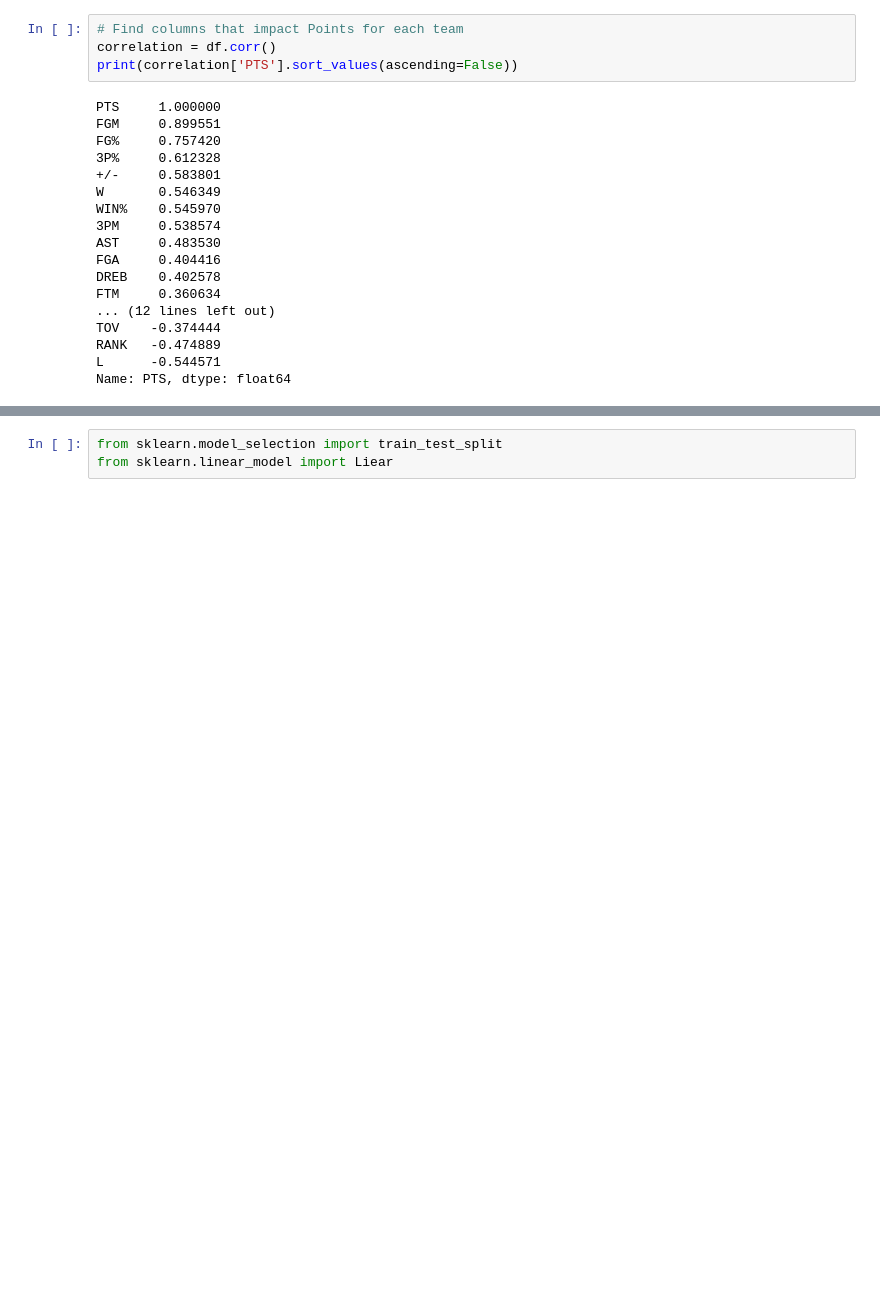
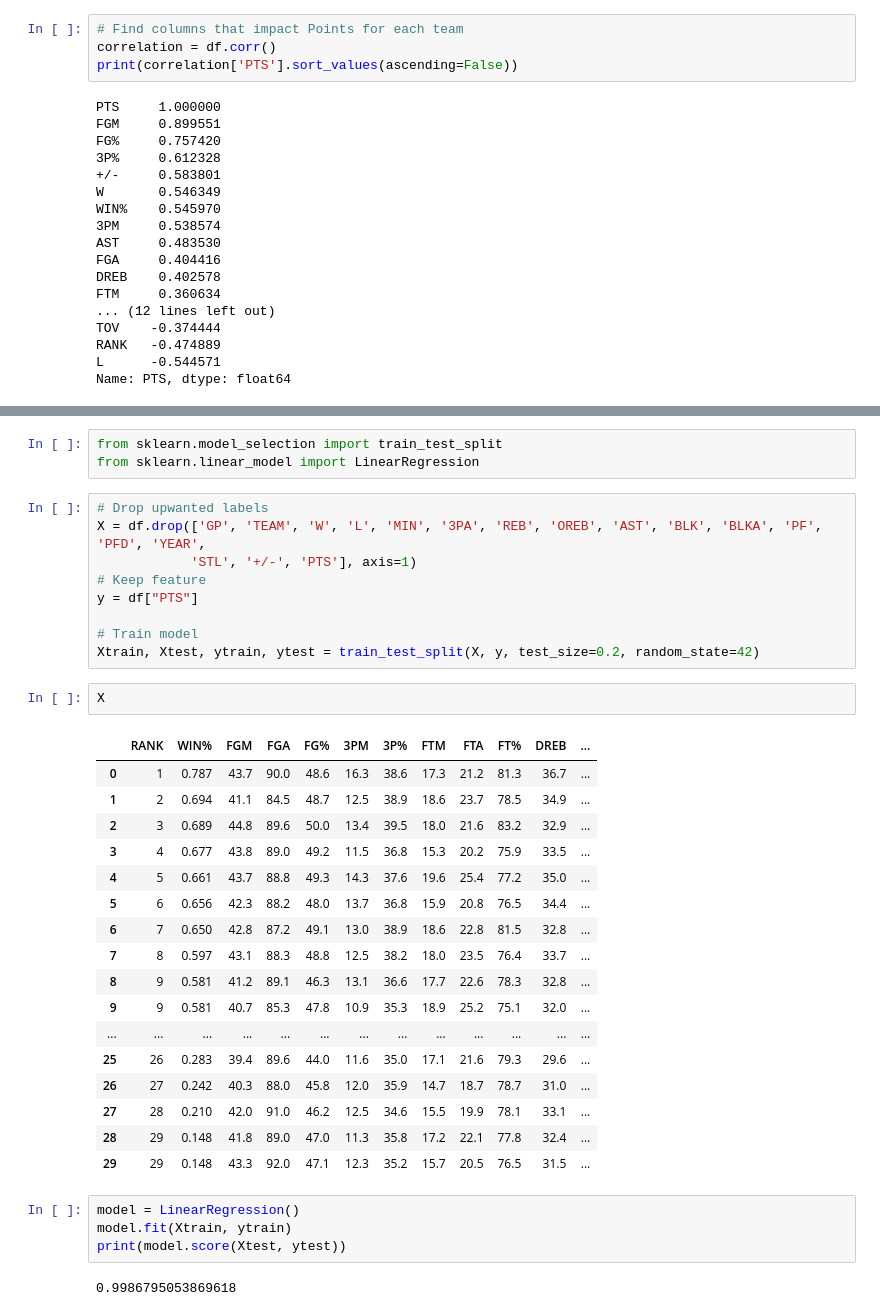
Before and after one commit to VincentGordon-Data-Analyst/nba-web-scraping-project, a Jupyter notebook: nba-team-stats.ipynb, the cells around one changed output, grey strips where cells are left out. Saved outputs shown, nothing was run; the diff lists cells and outputs as text; blank space fills up the shorter version.

```diff
--- a/nba-team-stats.ipynb
+++ b/nba-team-stats.ipynb
@@ -388,3 +390,38 @@ Text(0.5, 1.0, 'Correlation')
 # %%
 from sklearn.model_selection import train_test_split
-from sklearn.linear_model import Liear
+from sklearn.linear_model import LinearRegression
+# %%
+# Drop upwanted labels
+X = df.drop(['GP', 'TEAM', 'W', 'L', 'MIN', '3PA', 'REB', 'OREB', 'AST', 'BLK', 'BLKA', 'PF', 'PFD', 'YEAR',
+            'STL', '+/-', 'PTS'], axis=1)
+# Keep feature
+y = df["PTS"]
+
+# Train model
+Xtrain, Xtest, ytrain, ytest = train_test_split(X, y, test_size=0.2, random_state=42)
+# %%
+X
+# %% [output]
+|  | RANK | WIN% | FGM | FGA | FG% | 3PM | 3P% | FTM | FTA | FT% | DREB | ... |
+| 0 | 1 | 0.787 | 43.7 | 90.0 | 48.6 | 16.3 | 38.6 | 17.3 | 21.2 | 81.3 | 36.7 | ... |
+| 1 | 2 | 0.694 | 41.1 | 84.5 | 48.7 | 12.5 | 38.9 | 18.6 | 23.7 | 78.5 | 34.9 | ... |
+| 2 | 3 | 0.689 | 44.8 | 89.6 | 50.0 | 13.4 | 39.5 | 18.0 | 21.6 | 83.2 | 32.9 | ... |
+| 3 | 4 | 0.677 | 43.8 | 89.0 | 49.2 | 11.5 | 36.8 | 15.3 | 20.2 | 75.9 | 33.5 | ... |
+| 4 | 5 | 0.661 | 43.7 | 88.8 | 49.3 | 14.3 | 37.6 | 19.6 | 25.4 | 77.2 | 35.0 | ... |
+| 5 | 6 | 0.656 | 42.3 | 88.2 | 48.0 | 13.7 | 36.8 | 15.9 | 20.8 | 76.5 | 34.4 | ... |
+| 6 | 7 | 0.650 | 42.8 | 87.2 | 49.1 | 13.0 | 38.9 | 18.6 | 22.8 | 81.5 | 32.8 | ... |
+| 7 | 8 | 0.597 | 43.1 | 88.3 | 48.8 | 12.5 | 38.2 | 18.0 | 23.5 | 76.4 | 33.7 | ... |
+| 8 | 9 | 0.581 | 41.2 | 89.1 | 46.3 | 13.1 | 36.6 | 17.7 | 22.6 | 78.3 | 32.8 | ... |
+| 9 | 9 | 0.581 | 40.7 | 85.3 | 47.8 | 10.9 | 35.3 | 18.9 | 25.2 | 75.1 | 32.0 | ... |
+| ... | ... | ... | ... | ... | ... | ... | ... | ... | ... | ... | ... | ... |
+| 25 | 26 | 0.283 | 39.4 | 89.6 | 44.0 | 11.6 | 35.0 | 17.1 | 21.6 | 79.3 | 29.6 | ... |
+| 26 | 27 | 0.242 | 40.3 | 88.0 | 45.8 | 12.0 | 35.9 | 14.7 | 18.7 | 78.7 | 31.0 | ... |
+| 27 | 28 | 0.210 | 42.0 | 91.0 | 46.2 | 12.5 | 34.6 | 15.5 | 19.9 | 78.1 | 33.1 | ... |
+| 28 | 29 | 0.148 | 41.8 | 89.0 | 47.0 | 11.3 | 35.8 | 17.2 | 22.1 | 77.8 | 32.4 | ... |
+| 29 | 29 | 0.148 | 43.3 | 92.0 | 47.1 | 12.3 | 35.2 | 15.7 | 20.5 | 76.5 | 31.5 | ... |
+# %%
+model = LinearRegression()
+model.fit(Xtrain, ytrain)
+print(model.score(Xtest, ytest))
+# %% [output]
+0.9986795053869618
```
Also changed, not shown: parts of 3 cells of this notebook.
